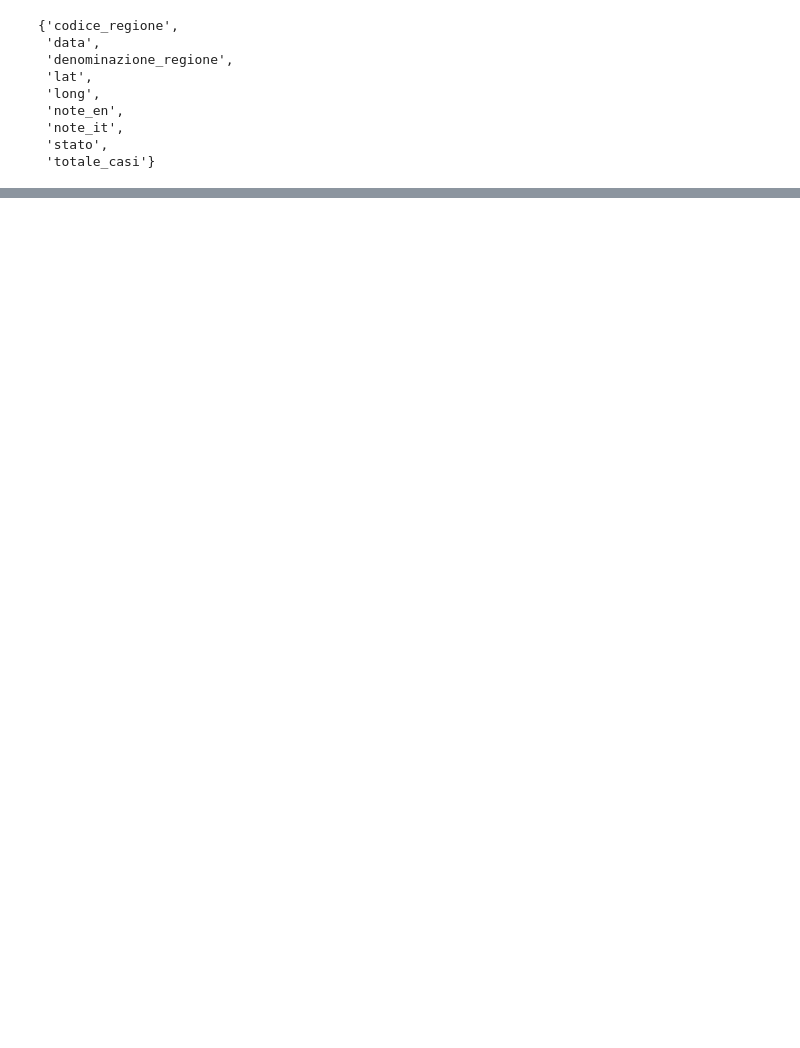
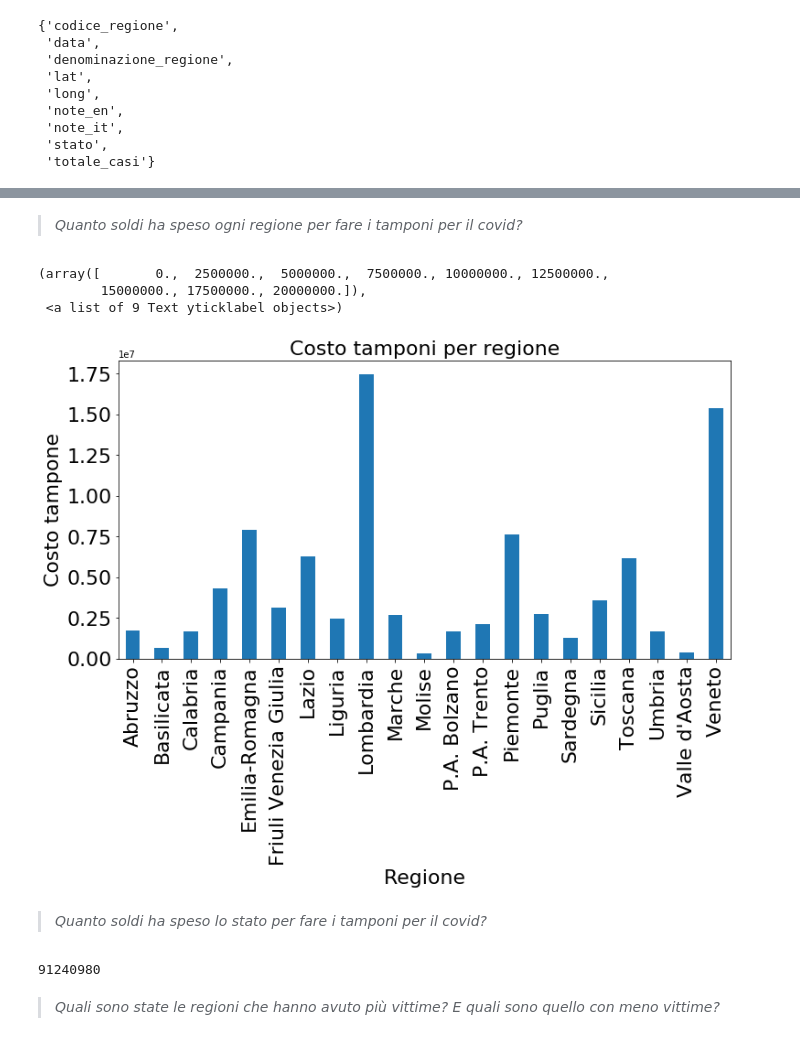
Before and after one commit to MattBlue92/Progetto-APMD-AAGM-2020, a Jupyter notebook: notebooks/DataAnalysis.ipynb, the cells around one changed output, grey strips where cells are left out. Drawn from its saved outputs; the diff is of its cells as text; code cells hidden in the pictures; blank space fills up the shorter version.

```diff
--- a/notebooks/DataAnalysis.ipynb
+++ b/notebooks/DataAnalysis.ipynb
@@ -183,2 +170,8 @@ joinDF['data'] = pd.to_datetime(joinDF['data'], format='%Y-%m-%d')
+# %%
+joinDF.rename({"totale_casi_x":"totale_casi_provincia", "totale_casi_y":"totale_casi_regioni", "lat_x": "lat_provincia", "lat_y":"lat_regione","long_x":"long_provincia","long_y":"long_regione"}, axis=1, inplace=True)
 # %%
+joinDF.columns = joinDF.columns.str.replace('_x','')
+joinDF.columns = joinDF.columns.str.replace('_y','')
+joinDF['data'] = pd.to_datetime(joinDF['data'], format='%Y-%m-%d')
 joinDF.drop(columns=['stato', 'codice_regione', 'note_en', 'note_it', 'codice_regione', 'codice_provincia','sigla_provincia'], axis=1, inplace = True)
+joinDF['casi_testati'].fillna(joinDF['casi_testati'].mean(), inplace = True)
@@ -207,0 +240,24 @@ joinDF.pivot_table(index = ['denominazione_regione', 'denominazione_provincia'])
+# %% [markdown]
+>*Quanto soldi ha speso ogni regione per fare i tamponi per il covid?*
+# %%
+numero_tamponi_regione=np.max(tamponiPerRegioni)
+costo_tamponi_regione=numero_tamponi_regione*30
+costo_tamponi_regione.plot(kind="bar", figsize=(12,6))
+plt.title("Costo tamponi per regione", size=22)
+plt.ylabel("Costo tampone", size=22)
+plt.xlabel("Regione", size=22)
+plt.xticks(size=22)
+plt.yticks(size=22)
+# %% [output]
+(array([       0.,  2500000.,  5000000.,  7500000., 10000000., 12500000.,
+        15000000., 17500000., 20000000.]),
+ <a list of 9 Text yticklabel objects>)
+[figure, added]
+# %% [markdown]
+>*Quanto soldi ha speso lo stato per fare i tamponi per il covid?*
+# %%
+np.sum(costo_tamponi_regione)
+# %% [output]
+91240980
+# %% [markdown]
+> *Quali sono state le regioni che hanno avuto più vittime? E quali sono quello con meno vittime?*
```
Also changed, not shown: parts of 75 cells of this notebook.
